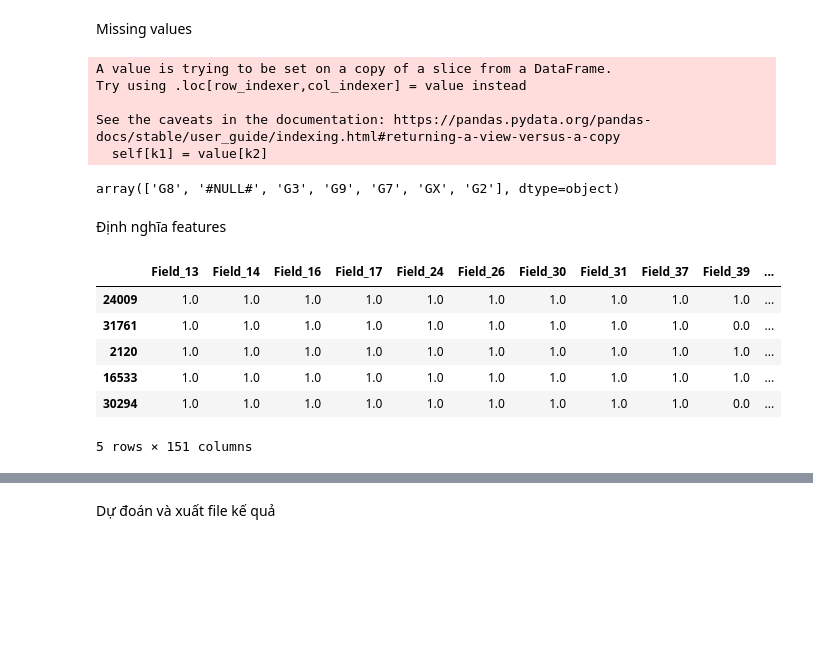
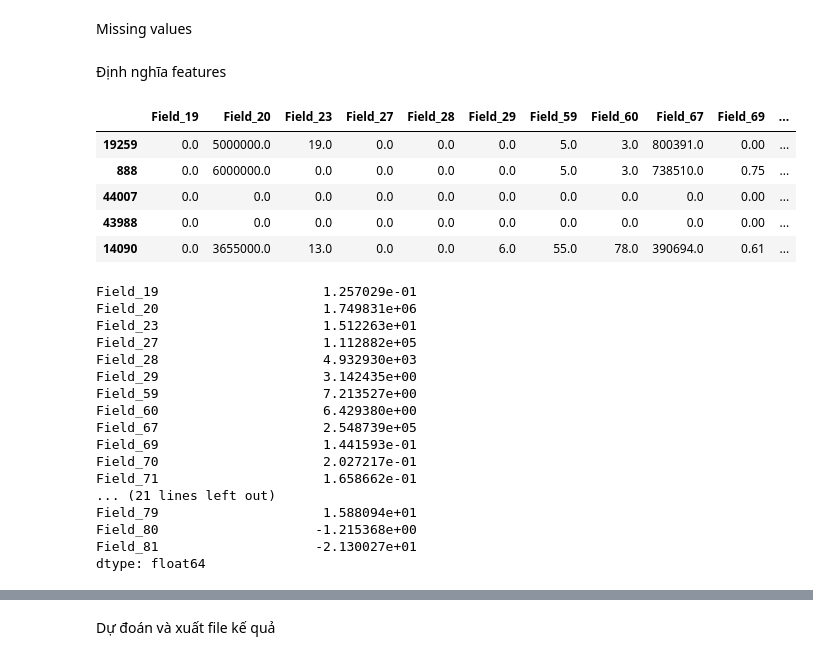
Before and after one commit to quanvu0996/compet, a Jupyter notebook: kalapa_4student_net2_tensorflow.ipynb, the cells around one changed output, grey strips where cells are left out. Drawn from its saved outputs; the diff is of its cells as text; code cells hidden in the pictures; blank space fills up the shorter version.

```diff
--- a/kalapa_4student_net2_tensorflow.ipynb
+++ b/kalapa_4student_net2_tensorflow.ipynb
@@ -149,25 +114,15 @@ X_train, X_test, y_train, y_test = train_test_split(train_data
                                                    )
 # %%
+# Numerical: các trường chưa xử lý+ numerical fill giá trị -1
 
-# Numerical: các trường chưa xử lý+ numerical fill giá trị -1
 # train_data[cols_fts_num] = train_set[cols_fts_num].fillna(-1)
 # predict_data[cols_fts_num] = test_set[cols_fts_num].fillna(-1)
-X_train[cols_fts_num] = (X_train[cols_fts_num] - X_train[cols_fts_num].mean() )/ X_train[cols_fts_num].std()
-X_test[cols_fts_num] = (X_test[cols_fts_num] - X_train[cols_fts_num].mean() )/ X_train[cols_fts_num].std()
-predict_data[cols_fts_num] = (predict_data[cols_fts_num] - X_train[cols_fts_num].mean() )/ X_train[cols_fts_num].std()
+# X_train[cols_fts_num] = (X_train[cols_fts_num] - X_train[cols_fts_num].mean() )/ X_train[cols_fts_num].std()
+# X_test[cols_fts_num] = (X_test[cols_fts_num] - X_train[cols_fts_num].mean() )/ X_train[cols_fts_num].std()
+# predict_data[cols_fts_num] = (predict_data[cols_fts_num] - X_train[cols_fts_num].mean() )/ X_train[cols_fts_num].std()
 X_train = X_train.fillna(0)
 X_test = X_test.fillna(0)
 predict_data = predict_data.fillna(0)
-# %% [output]
-A value is trying to be set on a copy of a slice from a DataFrame.
-Try using .loc[row_indexer,col_indexer] = value instead
-
-See the caveats in the documentation: https://pandas.pydata.org/pandas-docs/stable/user_guide/indexing.html#returning-a-view-versus-a-copy
-  self[k1] = value[k2]
-# %%
-X_train[fts_cols].select_dtypes(include = ['object'])['Field_12'].unique()
-# %% [output]
-array(['G8', '#NULL#', 'G3', 'G9', 'G7', 'GX', 'G2'], dtype=object)
 # %% [markdown]
 Định nghĩa features
 # %%
@@ -213,16 +168,35 @@ def df_to_dataset(X, y, shuffle=True, batch_size=32):
     ds = ds.shuffle(buffer_size=len(X))
   ds = ds.batch(batch_size)
   return ds
-# %%
-X_train[fts_cols].head()
-# %% [output]
-|  | Field_13 | Field_14 | Field_16 | Field_17 | Field_24 | Field_26 | Field_30 | Field_31 | Field_37 | Field_39 | ... |
-| 24009 | 1.0 | 1.0 | 1.0 | 1.0 | 1.0 | 1.0 | 1.0 | 1.0 | 1.0 | 1.0 | ... |
-| 31761 | 1.0 | 1.0 | 1.0 | 1.0 | 1.0 | 1.0 | 1.0 | 1.0 | 1.0 | 0.0 | ... |
-| 2120 | 1.0 | 1.0 | 1.0 | 1.0 | 1.0 | 1.0 | 1.0 | 1.0 | 1.0 | 1.0 | ... |
-| 16533 | 1.0 | 1.0 | 1.0 | 1.0 | 1.0 | 1.0 | 1.0 | 1.0 | 1.0 | 1.0 | ... |
-| 30294 | 1.0 | 1.0 | 1.0 | 1.0 | 1.0 | 1.0 | 1.0 | 1.0 | 1.0 | 0.0 | ... |
-5 rows × 151 columns
+# %%
+X_test[cols_fts_num].head()
+# %% [output]
+|  | Field_19 | Field_20 | Field_23 | Field_27 | Field_28 | Field_29 | Field_59 | Field_60 | Field_67 | Field_69 | ... |
+| 19259 | 0.0 | 5000000.0 | 19.0 | 0.0 | 0.0 | 0.0 | 5.0 | 3.0 | 800391.0 | 0.00 | ... |
+| 888 | 0.0 | 6000000.0 | 0.0 | 0.0 | 0.0 | 0.0 | 5.0 | 3.0 | 738510.0 | 0.75 | ... |
+| 44007 | 0.0 | 0.0 | 0.0 | 0.0 | 0.0 | 0.0 | 0.0 | 0.0 | 0.0 | 0.00 | ... |
+| 43988 | 0.0 | 0.0 | 0.0 | 0.0 | 0.0 | 0.0 | 0.0 | 0.0 | 0.0 | 0.00 | ... |
+| 14090 | 0.0 | 3655000.0 | 13.0 | 0.0 | 0.0 | 6.0 | 55.0 | 78.0 | 390694.0 | 0.61 | ... |
+# %%
+X_test[cols_fts_num].mean()
+# %% [output]
+Field_19                     1.257029e-01
+Field_20                     1.749831e+06
+Field_23                     1.512263e+01
+Field_27                     1.112882e+05
+Field_28                     4.932930e+03
+Field_29                     3.142435e+00
+Field_59                     7.213527e+00
+Field_60                     6.429380e+00
+Field_67                     2.548739e+05
+Field_69                     1.441593e-01
+Field_70                     2.027217e-01
+Field_71                     1.658662e-01
+... (21 lines left out)
+Field_79                     1.588094e+01
+Field_80                    -1.215368e+00
+Field_81                    -2.130027e+01
+dtype: float64
 # %%
 # scaler_1 = StandardScaler()
 # X_train_scaled = scaler_1.fit_transform(X_train)
```
Also changed, not shown: parts of 13 cells of this notebook.
